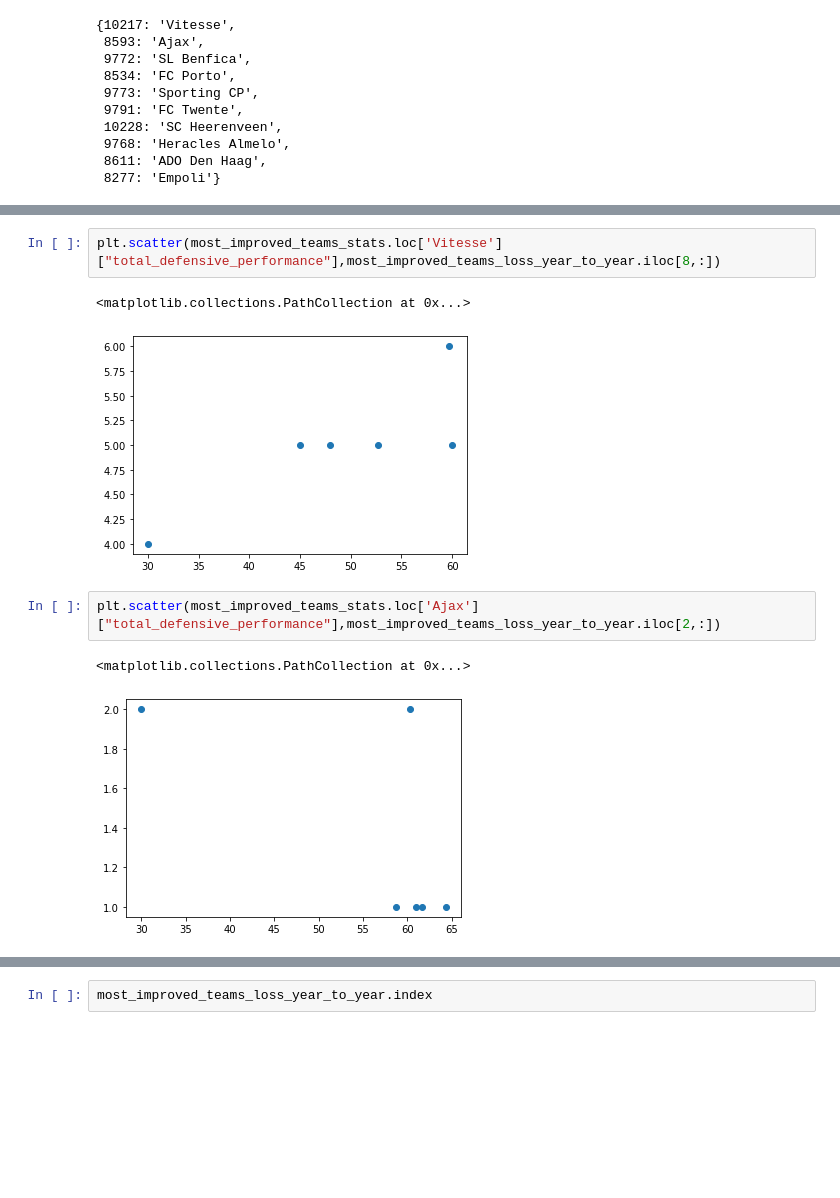
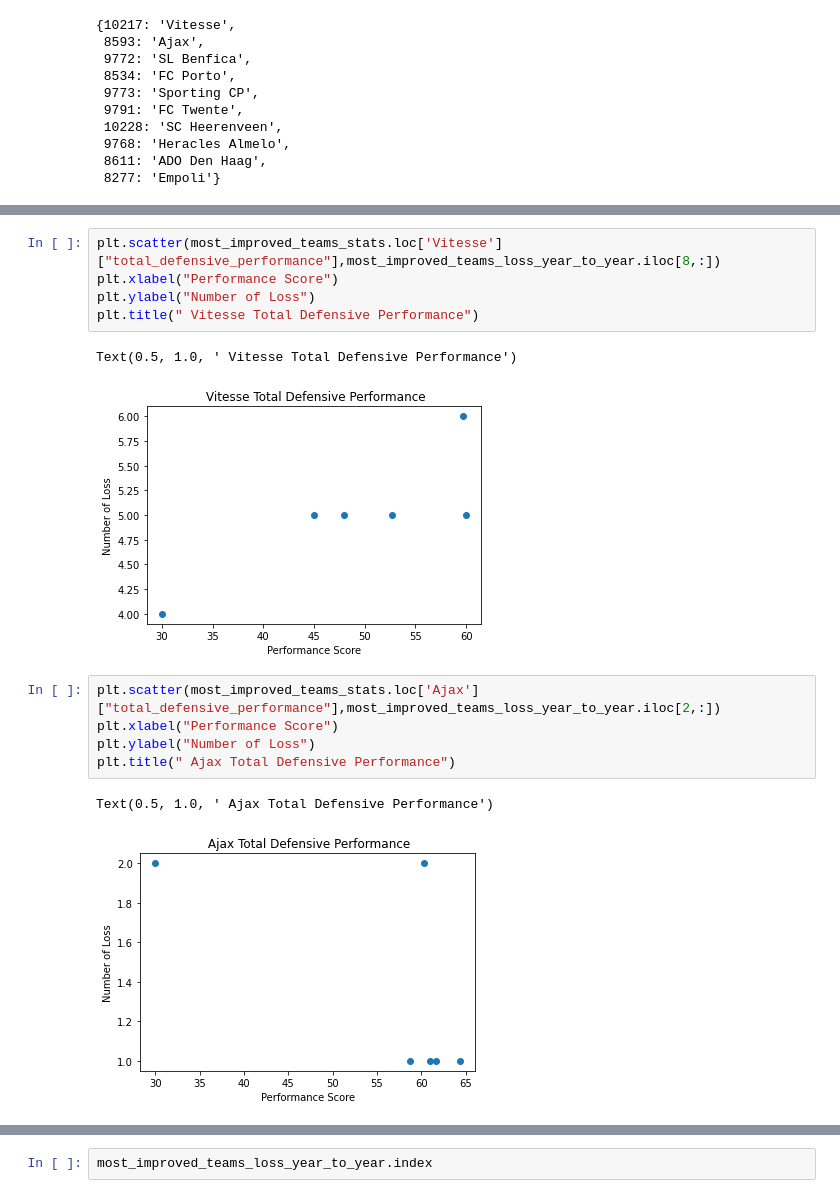
Before and after one commit to ardeshirsaadat/Investigate-a-Dataset, a Jupyter notebook: Investigate_a_Dataset.ipynb, the cells around one changed output, grey strips where cells are left out. Cells and saved outputs as stored; diff of their text form; blank space fills up the shorter version.

```diff
--- a/Investigate_a_Dataset.ipynb
+++ b/Investigate_a_Dataset.ipynb
@@ -600,12 +590,18 @@ plt.scatter(most_improved_teams_stats.loc['Empoli']["total_defensive_performance
 # %%
 plt.scatter(most_improved_teams_stats.loc['Vitesse']["total_defensive_performance"],most_improved_teams_loss_year_to_year.iloc[8,:])
+plt.xlabel("Performance Score")
+plt.ylabel("Number of Loss")
+plt.title(" Vitesse Total Defensive Performance")
 # %% [output]
-<matplotlib.collections.PathCollection at 0x...>
+Text(0.5, 1.0, ' Vitesse Total Defensive Performance')
-[figure, old version]
+[figure, new version]
 # %%
 plt.scatter(most_improved_teams_stats.loc['Ajax']["total_defensive_performance"],most_improved_teams_loss_year_to_year.iloc[2,:])
+plt.xlabel("Performance Score")
+plt.ylabel("Number of Loss")
+plt.title(" Ajax Total Defensive Performance")
 # %% [output]
-<matplotlib.collections.PathCollection at 0x...>
+Text(0.5, 1.0, ' Ajax Total Defensive Performance')
-[figure, old version]
+[figure, new version]
 # %%
 plt.scatter(most_improved_teams_stats.loc['SL Benfica']["total_defensive_performance"],most_improved_teams_loss_year_to_year.iloc[5,:])
```
Also changed, not shown: parts of 44 cells of this notebook, 1 other file.
